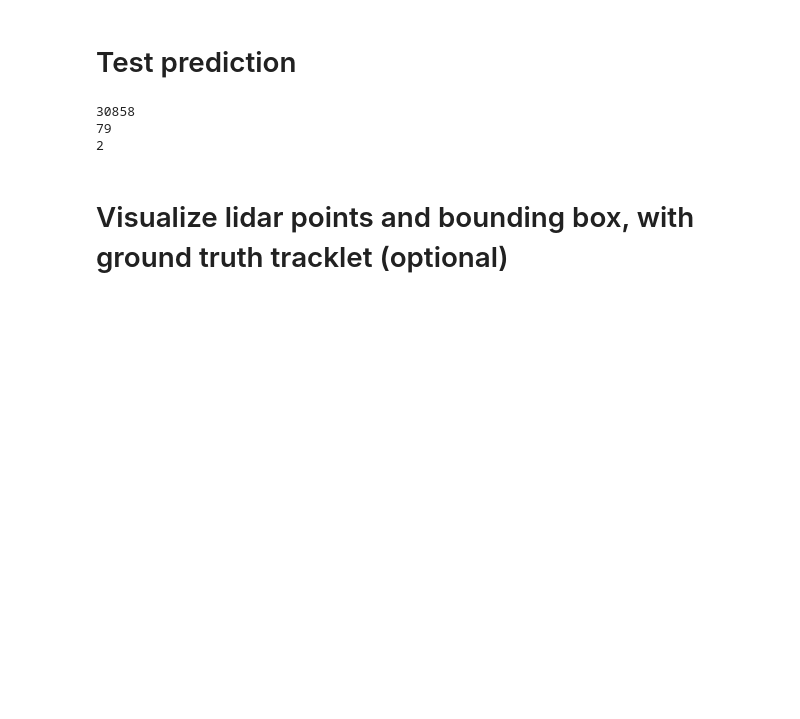
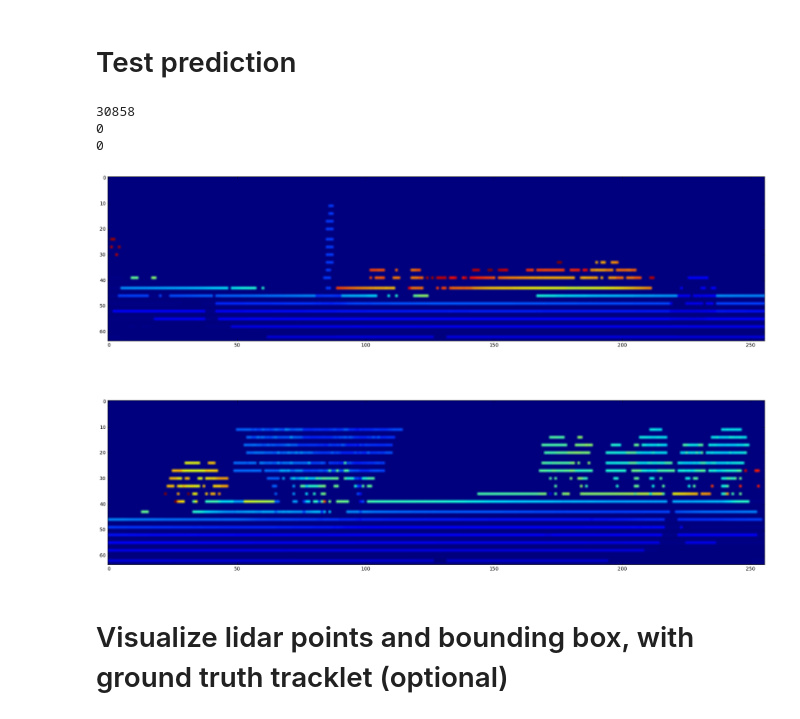
Before and after one commit to hb0702/Didi_challenge_2017_Python, a Jupyter notebook: generate_tracklet.ipynb, the cells around one changed output. Cells and saved outputs as stored; diff of their text form; code cells hidden in the pictures; blank space fills up the shorter version.

```diff
--- a/generate_tracklet.ipynb
+++ b/generate_tracklet.ipynb
@@ -24,7 +22,11 @@ Using TensorFlow backend.
 # Load model
 # %%
 
-model = load_model('saved_model/cs_model_May_29_epoch_180.h5')
+# CS's model
+#model = load_model('saved_model/cs_model_May_29_epoch_180.h5')
+
+# Minh's model
+model = load_model('saved_model/model_May_29_450_76.h5')
 # %% [output]
 [<tf.Tensor 'gradients/split_1_grad/concat:0' shape=(?, 64, 256, 8) dtype=float32>, None, None]
 # %% [markdown]
@@ -32,16 +139,23 @@ model = load_model('saved_model/cs_model_May_29_epoch_180.h5')
 # %%
 
 lidar = np.load('test_data/19_f2/lidar_239.npy')
 print(len(lidar))
-all_boxes, cluster_boxes = predict_boxes(model, lidar, cluster = True,
-                                         seg_thres=0.5, cluster_dist = 0.7, min_dist = 1.5, neigbor_thres = 3)
-                                         #seg_thres=0.5, cluster_dist = 0.7, min_dist = 1.5, neigbor_thres = 3)
+
+cluster_boxes = []
+all_boxes = []
+
+all_boxes1, cluster_boxes1 = predict_boxes_(model, lidar, cluster = True,
+                                            seg_thres=0.5, cluster_dist = 0.7, min_dist = 1.5, neigbor_thres = 3,
+                                            ver_fov=(-24.4, 15.), v_res=0.42,
+                                            num_hor_seg=2, # only 2 or 4
+                                            visualize=True)
 print(len(all_boxes))
 print(len(cluster_boxes))
 # %% [output]
 30858
-79
-2
+0
+0
+[figure, added]
 # %% [markdown]
 # Visualize lidar points and bounding box, with ground truth tracklet (optional)
 # %%
```
Also changed, not shown: parts of 2 cells of this notebook, 1 other file.
